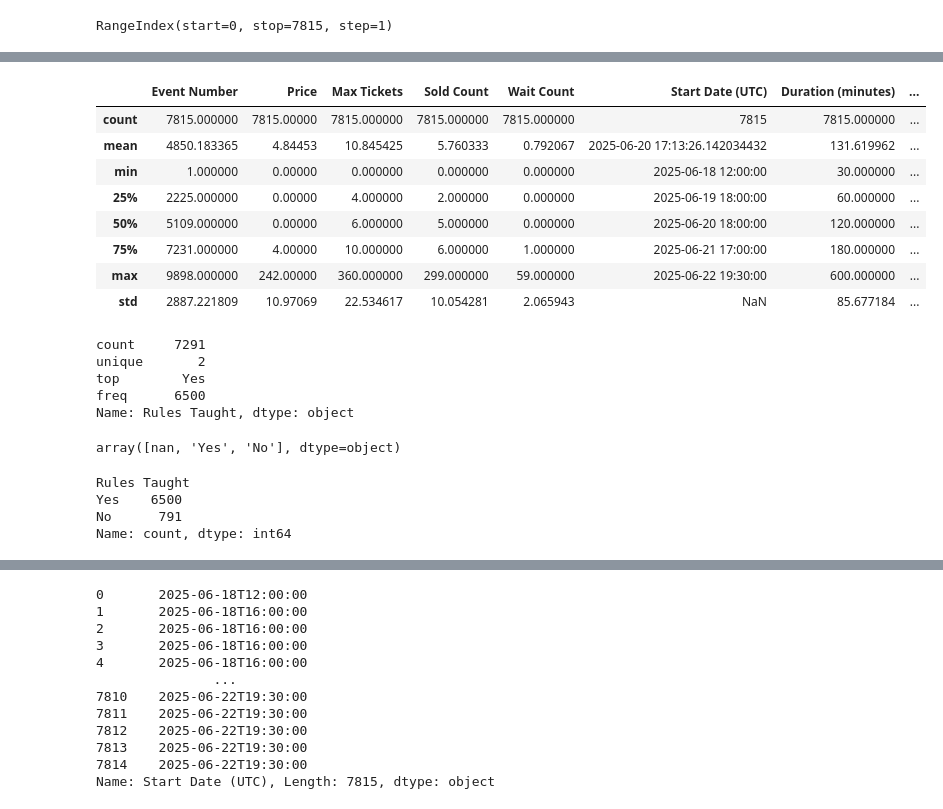
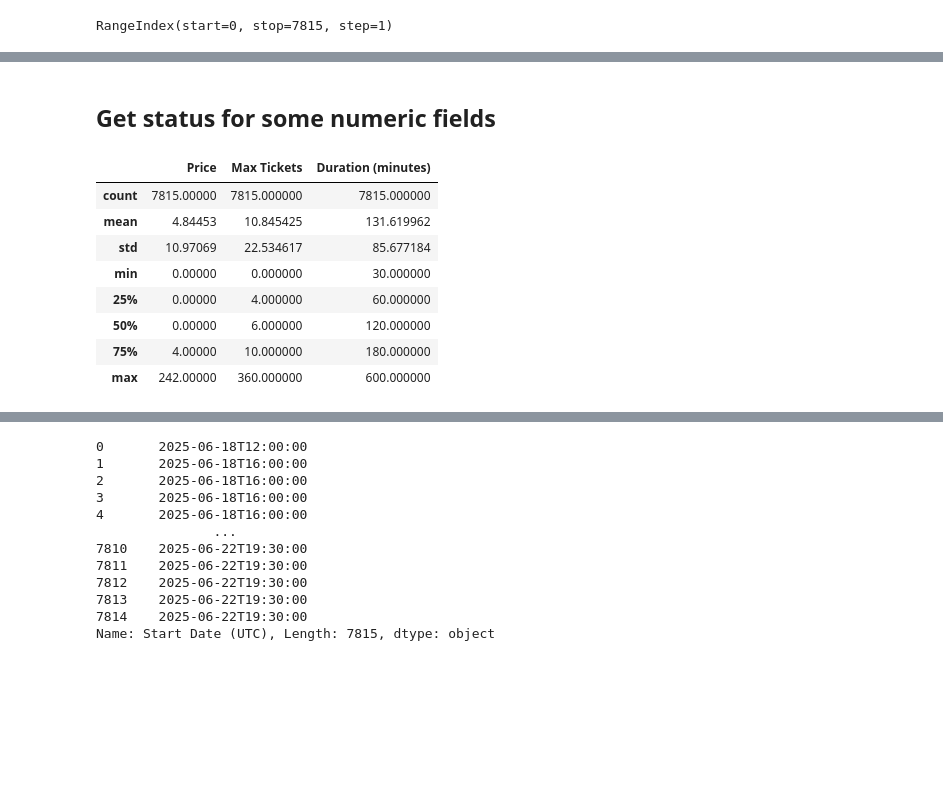
Before and after one commit to jocassid/Talk-PandasBasics, a Jupyter notebook: origins_schedule.ipynb, the cells around one changed output, grey strips where cells are left out. Drawn from its saved outputs; the diff is of its cells as text; code cells hidden in the pictures; blank space fills up the shorter version.

Commit message:
created a field w/ local datetime.  now working on filtering

```diff
--- a/origins_schedule.ipynb
+++ b/origins_schedule.ipynb
@@ -79,31 +124,14 @@ memory usage: 2.2+ MB
+# %% [markdown]
+## Get status for some numeric fields
 # %%
-df.describe()
+df[['Price', 'Max Tickets', 'Duration (minutes)']].describe()
 # %% [output]
-|  | Event Number | Price | Max Tickets | Sold Count | Wait Count | Start Date (UTC) | Duration (minutes) | ... |
-| count | 7815.000000 | 7815.00000 | 7815.000000 | 7815.000000 | 7815.000000 | 7815 | 7815.000000 | ... |
-| mean | 4850.183365 | 4.84453 | 10.845425 | 5.760333 | 0.792067 | 2025-06-20 17:13:26.142034432 | 131.619962 | ... |
-| min | 1.000000 | 0.00000 | 0.000000 | 0.000000 | 0.000000 | 2025-06-18 12:00:00 | 30.000000 | ... |
-| 25% | 2225.000000 | 0.00000 | 4.000000 | 2.000000 | 0.000000 | 2025-06-19 18:00:00 | 60.000000 | ... |
-| 50% | 5109.000000 | 0.00000 | 6.000000 | 5.000000 | 0.000000 | 2025-06-20 18:00:00 | 120.000000 | ... |
-| 75% | 7231.000000 | 4.00000 | 10.000000 | 6.000000 | 1.000000 | 2025-06-21 17:00:00 | 180.000000 | ... |
-| max | 9898.000000 | 242.00000 | 360.000000 | 299.000000 | 59.000000 | 2025-06-22 19:30:00 | 600.000000 | ... |
-| std | 2887.221809 | 10.97069 | 22.534617 | 10.054281 | 2.065943 | NaN | 85.677184 | ... |
+|  | Price | Max Tickets | Duration (minutes) |
+| count | 7815.00000 | 7815.000000 | 7815.000000 |
+| mean | 4.84453 | 10.845425 | 131.619962 |
+| std | 10.97069 | 22.534617 | 85.677184 |
+| min | 0.00000 | 0.000000 | 30.000000 |
+| 25% | 0.00000 | 4.000000 | 60.000000 |
+| 50% | 0.00000 | 6.000000 | 120.000000 |
+| 75% | 4.00000 | 10.000000 | 180.000000 |
+| max | 242.00000 | 360.000000 | 600.000000 |
-# %%
-df['Rules Taught'].describe()
-# %% [output]
-count     7291
-unique       2
-top        Yes
-freq      6500
-Name: Rules Taught, dtype: object
-# %%
-df['Rules Taught'].unique()
-# %% [output]
-array([nan, 'Yes', 'No'], dtype=object)
-# %%
-df['Rules Taught'].value_counts()
-# %% [output]
-Rules Taught
-Yes    6500
-No      791
-Name: count, dtype: int64
```
Also changed, not shown: parts of 24 cells of this notebook.
